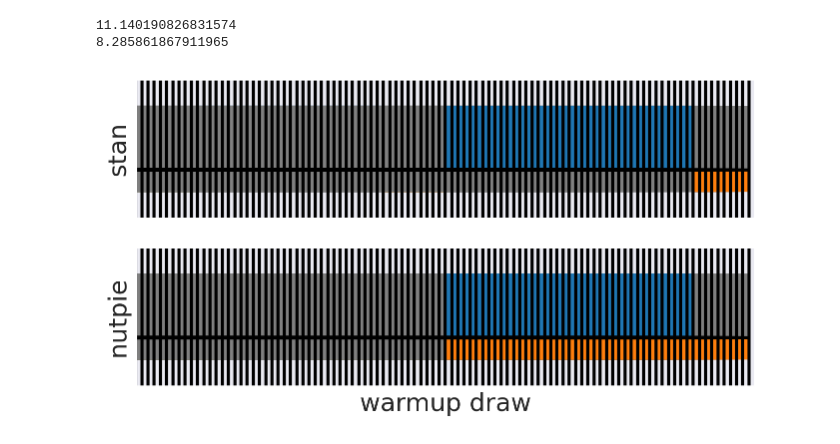
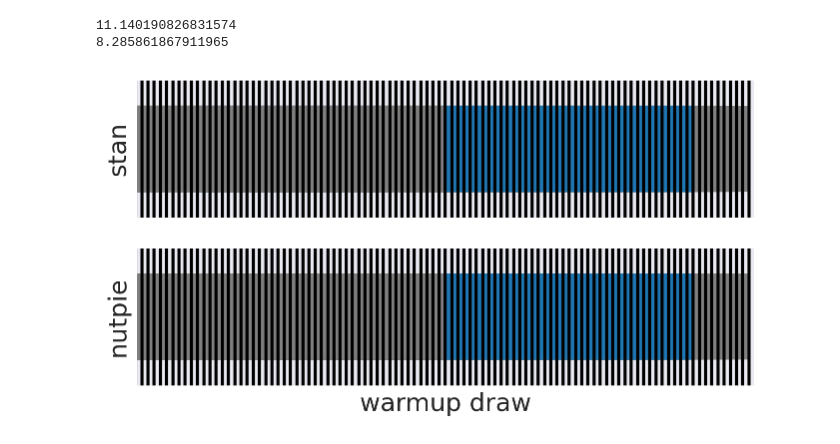
Before and after one commit to aseyboldt/stancon-nutpie-talk, a Jupyter notebook: make_plots.ipynb, the cells around one changed output. Cells and saved outputs as stored; diff of their text form; code cells hidden in the pictures.

```diff
--- a/make_plots.ipynb
+++ b/make_plots.ipynb
@@ -237,65 +274,69 @@ ax2.set_ylim(0, 1)
 
 ax2.set_xlabel("warmup draw")
 
-def rect(x, y, *, color="C0"):
-    return plt.Rectangle((x, 0.35), y - x, 0.45, facecolor=color, edgecolor=color)
+def rect(ax, frame, x, y, *, color="C0"):
+    #return plt.Rectangle((x, 0.35), y - x, 0.45, facecolor=color, edgecolor=color)
+    artist = plt.Rectangle((x, 0.2), y - x, 0.6, facecolor=color, edgecolor=color)
+    frame.append(ax.add_artist(artist))
 
-def rect_step(x, y, *, color="C1"):
-    return plt.Rectangle((x, 0.2), y - x, 0.15, facecolor=color, edgecolor=color)
+
+def rect_step(ax, frame, x, y, *, color="C1"):
+    #return plt.Rectangle((x, 0.2), y - x, 0.15, facecolor=color, edgecolor=color)
+    pass
 
 frames = []
 for i in range(100):
     frame = []
 
-    frame.append(ax2.add_artist(rect(0, i, color="gray")))
-    frame.append(ax1.add_artist(rect(0, i, color="gray")))
+    rect(ax2, frame, 0, i, color="gray")
+    rect(ax1, frame, 0, i, color="gray")
 
-    frame.append(ax2.add_artist(rect_step(0, i, color="gray")))
-    frame.append(ax1.add_artist(rect_step(0, i, color="gray")))
+    rect_step(ax2, frame, 0, i, color="gray")
+    rect_step(ax1, frame, 0, i, color="gray")
 
     frame.append(ax1.axvline(i, color="black"))
-    frame.append(ax1.hlines(0.35, 0, i, color="black"))
+    #frame.append(ax1.hlines(0.35, 0, i, color="black"))
 
     if i < 10:
-        frame.append(ax1.add_artist(rect_step(0, i)))
+        rect_step(ax1, frame, 0, i)
     elif i < 40:
-        frame.append(ax1.add_artist(rect_step(0, 10)))
+        rect_step(ax1, frame, 0, 10)
     elif i < 50:
-        frame.append(ax1.add_artist(rect(10, 40)))
-        frame.append(ax1.add_artist(rect_step(40, i)))
+        rect(ax1, frame, 10, 40)
+        rect_step(ax1, frame, 40, i)
     elif i < 90:
-        frame.append(ax1.add_artist(rect(10, 40)))
-        frame.append(ax1.add_artist(rect_step(40, 50)))
+        rect(ax1, frame, 10, 40)
+        rect_step(ax1, frame, 40, 50)
     else:
-        frame.append(ax1.add_artist(rect(50, 90)))
-        frame.append(ax1.add_artist(rect_step(90, i)))
+        rect(ax1, frame, 50, 90)
+        rect_step(ax1, frame, 90, i)
 
     frame.append(ax2.axvline(i, color="black"))
-    frame.append(ax2.hlines(0.35, 0, i, color="black"))
+    #frame.append(ax2.hlines(0.35, 0, i, color="black"))
 
     if i < 10:
-        frame.append(ax2.add_artist(rect(0, i)))
+        rect(ax2, frame, 0, i)
     elif i < 15:
-        frame.append(ax2.add_artist(rect(5, i)))
+        rect(ax2, frame, 5, i)
     elif i < 20:
-        frame.append(ax2.add_artist(rect(10, i)))
+        rect(ax2, frame, 10, i)
     elif i < 50:
-        frame.append(ax2.add_artist(rect(15, i)))
+        rect(ax2, frame, 15, i)
     elif i < 80:
-        frame.append(ax2.add_artist(rect(30, i)))
+        rect(ax2, frame, 30, i)
     elif i < 90:
-        frame.append(ax2.add_artist(rect(50, i)))
+        rect(ax2, frame, 50, i)
     else:
-        frame.append(ax2.add_artist(rect(50, 90)))
+        rect(ax2, frame, 50, 90)
 
     if i < 20:
-        frame.append(ax2.add_artist(rect_step(0, i)))
+        rect_step(ax2, frame, 0, i)
     else:
-        frame.append(ax2.add_artist(rect_step(50, i)))
+        rect_step(ax2, frame, 50, i)
 
     frames.append(frame)
 # %% [output]
-[figure, old version]
+[figure, new version]
 # %%
 ani = animation.ArtistAnimation(fig=fig, artists=frames, interval=400)
 ani.save(
```
Also changed, not shown: parts of 6 cells of this notebook, 5 other files.
